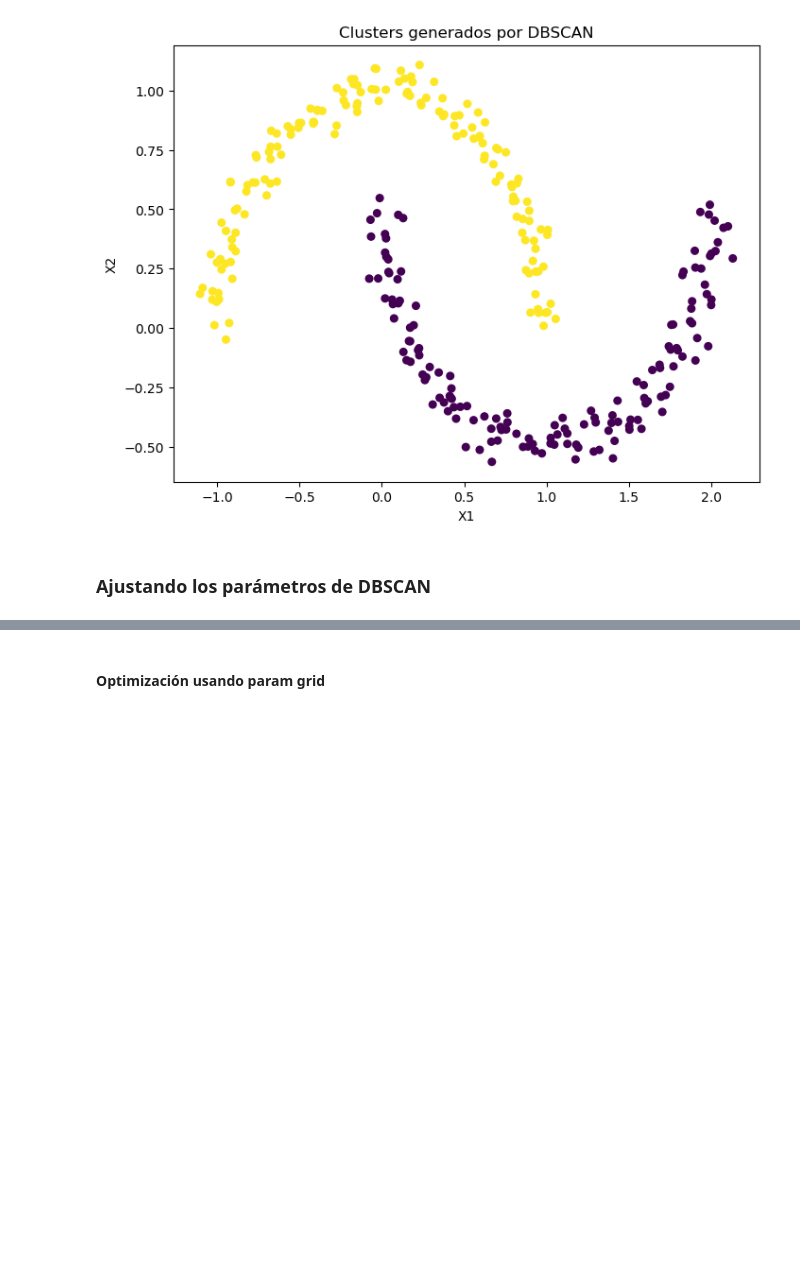
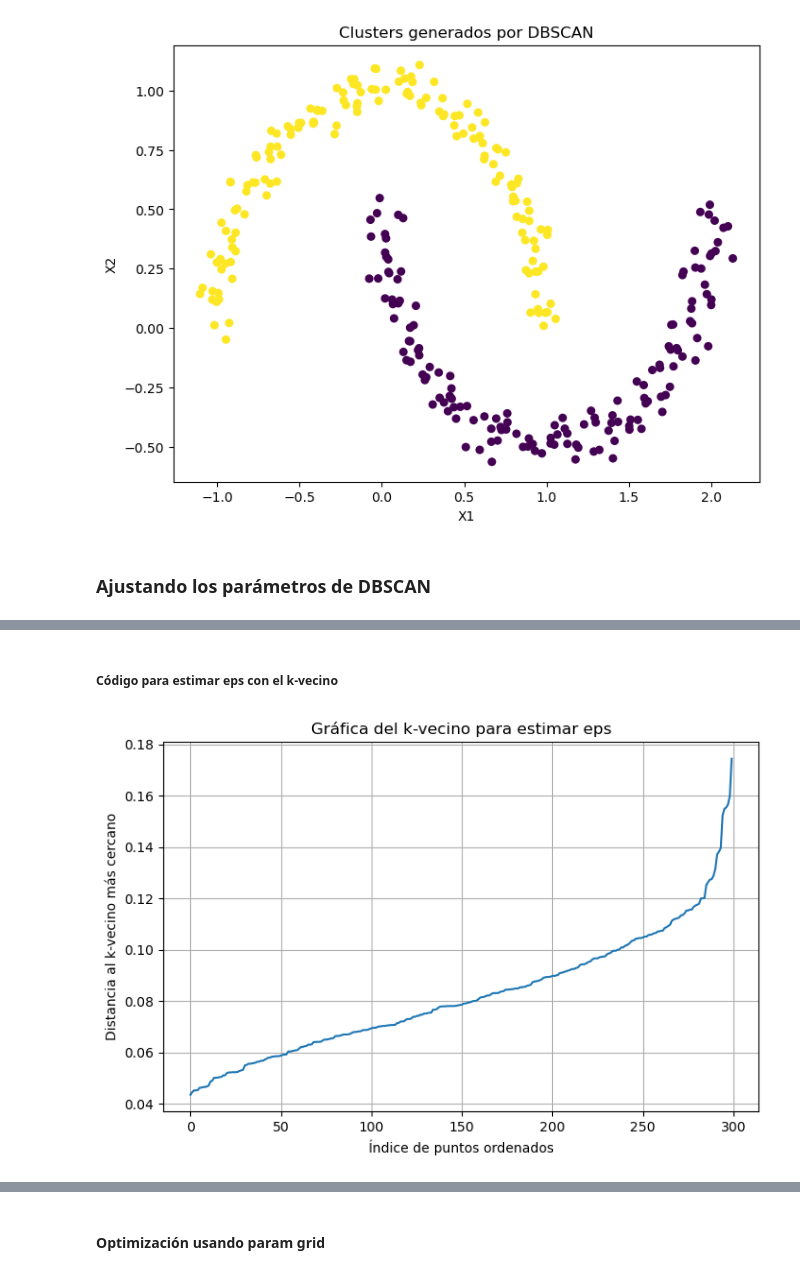
Before and after one commit to iair/mitic-data-science-team-1-septiembre-2024, a Jupyter notebook: mitic-data-science-team-1-septiembre-2024/advance-machine-learning/clases/clase 2 - K-means y DBSCAN.ipynb, the cells around one changed output, grey strips where cells are left out. Saved outputs shown, nothing was run; the diff lists cells and outputs as text; code cells hidden in the pictures; blank space fills up the shorter version.

```diff
--- a/mitic-data-science-team-1-septiembre-2024/advance-machine-learning/clases/clase 2 - K-means y DBSCAN.ipynb
+++ b/mitic-data-science-team-1-septiembre-2024/advance-machine-learning/clases/clase 2 - K-means y DBSCAN.ipynb
@@ -219,0 +294,26 @@ plt.show()
+# %% [markdown]
+##### Código para estimar eps con el k-vecino
+# %%
+# Generar un dataset de ejemplo
+X, y = make_moons(n_samples=300, noise=0.05, random_state=42)
+
+# Configurar min_samples
+min_samples = 5
+
+# Ajustar el modelo de k-vecino más cercano
+nbrs = NearestNeighbors(n_neighbors=min_samples).fit(X)
+distances, indices = nbrs.kneighbors(X)
+
+# Ordenar las distancias
+distances = np.sort(distances[:, -1])
+
+# Graficar las distancias para estimar eps
+plt.figure(figsize=(8, 5))
+plt.plot(distances)
+plt.title('Gráfica del k-vecino para estimar eps')
+plt.xlabel('Índice de puntos ordenados')
+plt.ylabel('Distancia al k-vecino más cercano')
+plt.grid()
+plt.show()
+# %% [output]
+[figure, added]
```
Also changed, not shown: parts of 10 cells of this notebook, 1 other file.
